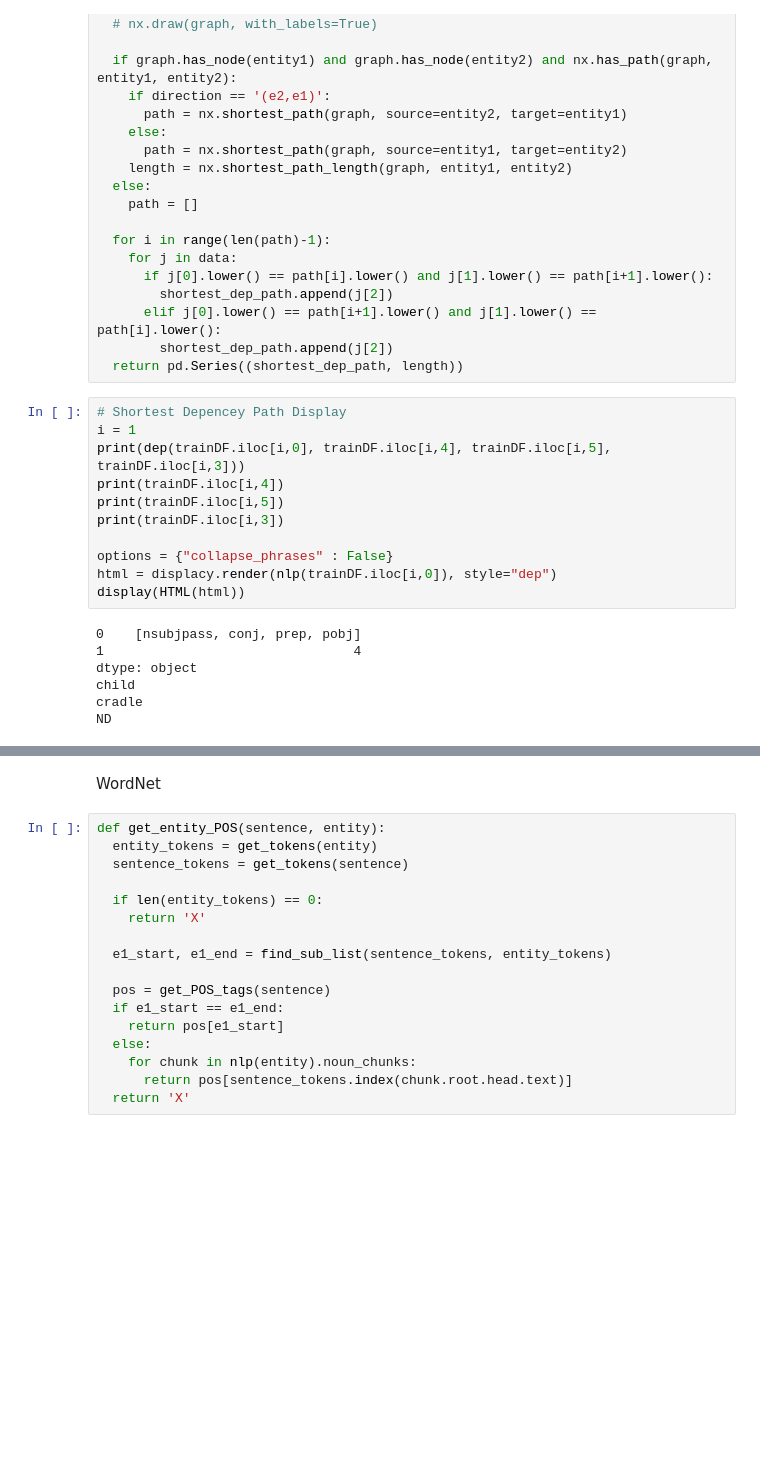
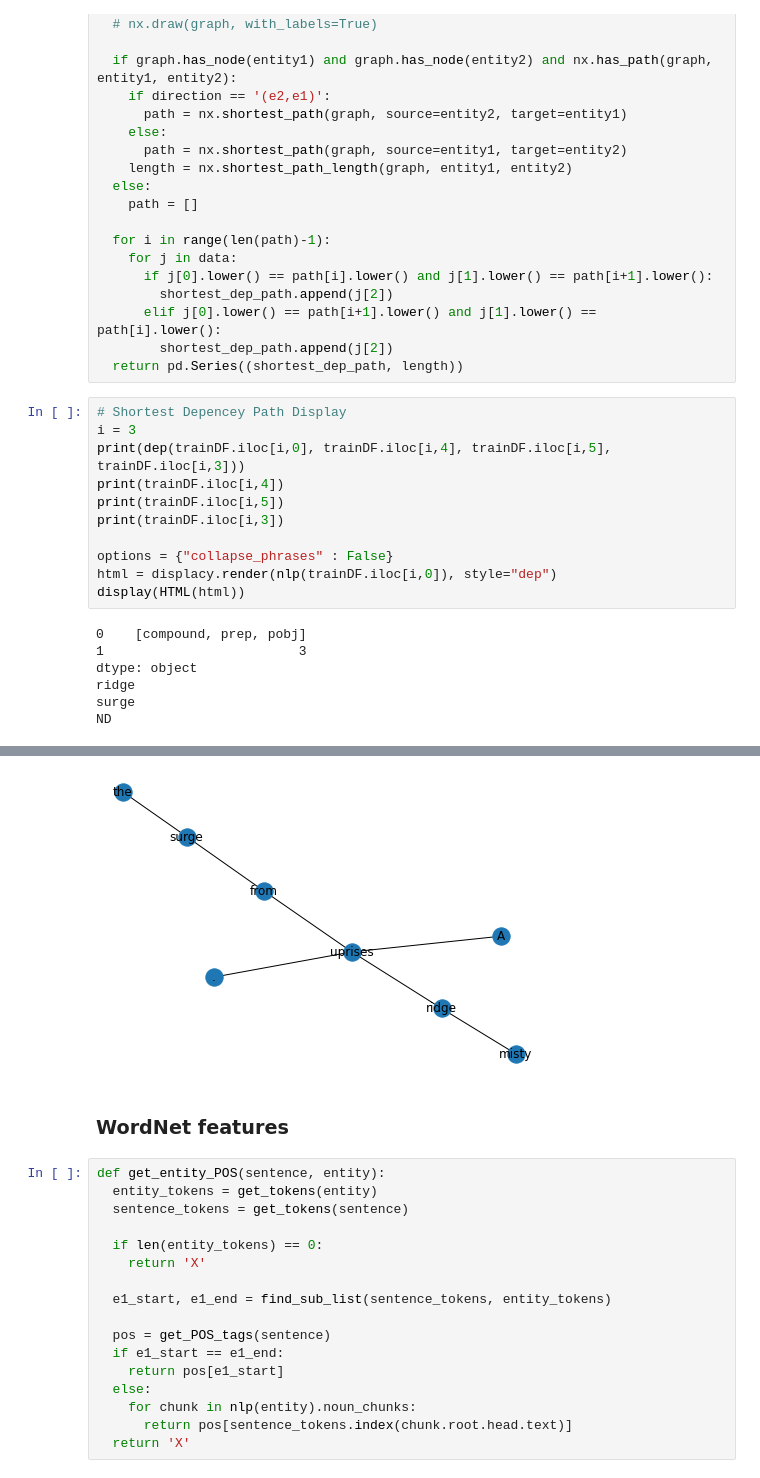
Before and after one commit to asifsmohammed/SemEval, a Jupyter notebook: NLP_Project_v1_1.ipynb, the cells around one changed output, grey strips where cells are left out. Drawn from its saved outputs; the diff is of its cells as text; blank space fills up the shorter version.

```diff
--- a/NLP_Project_v1_1.ipynb
+++ b/NLP_Project_v1_1.ipynb
@@ -190,25 +178,26 @@ def dep(sentence, entity1, entity2, direction):
   return pd.Series((shortest_dep_path, length))
 # %%
 # Shortest Depencey Path Display
-i = 1
+i = 3
 print(dep(trainDF.iloc[i,0], trainDF.iloc[i,4], trainDF.iloc[i,5], trainDF.iloc[i,3]))
 print(trainDF.iloc[i,4])
 print(trainDF.iloc[i,5])
 print(trainDF.iloc[i,3])
 
 options = {"collapse_phrases" : False}
 html = displacy.render(nlp(trainDF.iloc[i,0]), style="dep")
 display(HTML(html))
 # %% [output]
-0    [nsubjpass, conj, prep, pobj]
-1                                4
+0    [compound, prep, pobj]
+1                         3
 dtype: object
-child
-cradle
+ridge
+surge
 ND
 [interactive output not drawn]
+[figure, added]
-# %% [markdown]
-WordNet
+# %% [markdown]
+### WordNet features
 # %%
 def get_entity_POS(sentence, entity):
   entity_tokens = get_tokens(entity)
```
Also changed, not shown: parts of 112 cells of this notebook.
